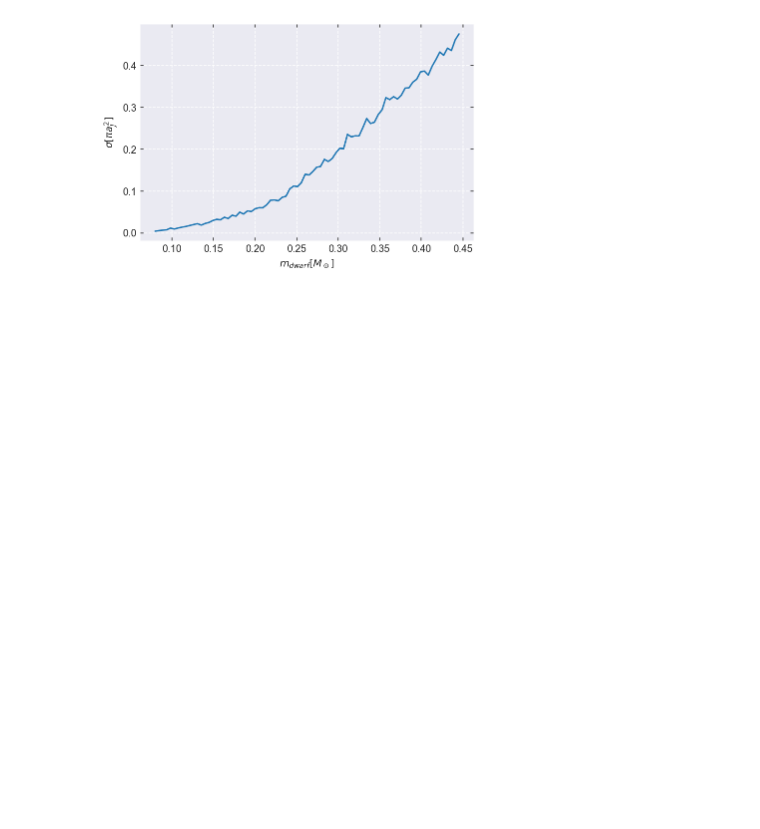
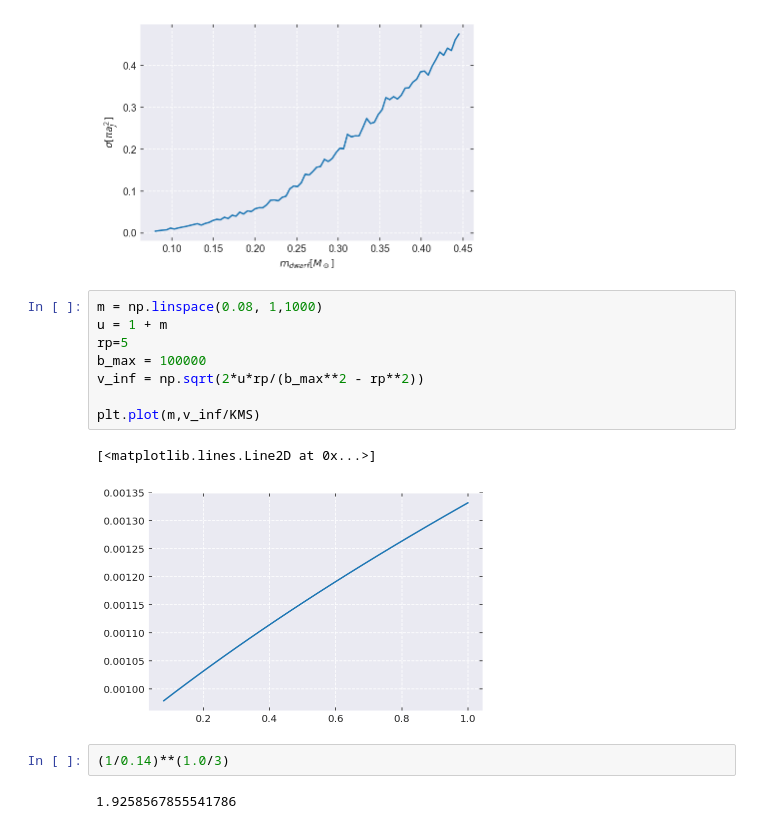
Before and after one commit to YihanWangAstro/giant-planet, a Jupyter notebook: process/giant-planet.ipynb, the cells around one changed output. Saved outputs shown, nothing was run; the diff lists cells and outputs as text; blank space fills up the shorter version.

```diff
--- a/process/giant-planet.ipynb
+++ b/process/giant-planet.ipynb
@@ -411,3 +411,18 @@ sns.lineplot( x='$m_{dwarf}[M_\odot]$',y='$\sigma[\pi a_{J}^2]$',err_style='band
 savefig(plt,'cross-section')
 # %% [output]
 [figure]
+# %%
+m = np.linspace(0.08, 1,1000)
+u = 1 + m
+rp=5
+b_max = 100000
+v_inf = np.sqrt(2*u*rp/(b_max**2 - rp**2))
+
+plt.plot(m,v_inf/KMS)
+# %% [output]
+[<matplotlib.lines.Line2D at 0x...>]
+[figure, added]
+# %%
+(1/0.14)**(1.0/3)
+# %% [output]
+1.9258567855541786
```
Also changed, not shown: 2 other files.
